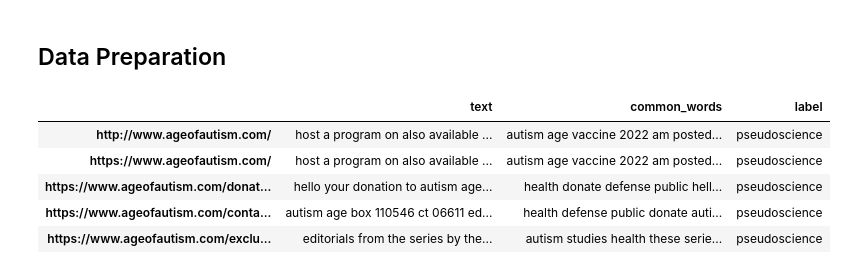
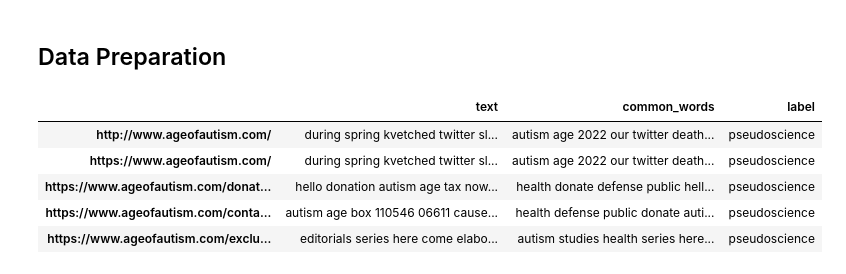
Before and after one commit to sbavery/pseudometer, a Jupyter notebook: nbs/01_data.ipynb, the cells around one changed output. Saved outputs shown, nothing was run; the diff lists cells and outputs as text; code cells hidden in the pictures.

```diff
--- a/nbs/01_data.ipynb
+++ b/nbs/01_data.ipynb
@@ -188,9 +286,10 @@ def get_all_links(url, dict, k, min_text_len=50, ignore_words=[], ignore_filenam
 # %%
 k = 30 # words
-min_text_len = 50
-max_text_len = 2000
-ignore_words = english_words[:50]
-ignore_filenames = [".mp3",".jpg",".png",".mp4","facebook.com","twitter.com"]
+min_words = 20
+max_words = 1000
+max_links = ""
+ignore_words = english_words[:100]
+ignore_filenames = [".mp3",".jpg",".png",".mp4",".jfif","facebook.com","twitter.com"]
 # %%
 #| hide
 #d_pse = {}
@@ -244,30 +347,34 @@ print("#### Science",k,"Most Common Words ####\n",count_sci.most_common(k),"\n\n
+# %%
+for link in d_pse:
+    if link in d_sci.keys():
+        print(link)
 # %% [markdown]
 ## Data Preparation
 # %%
 d_all = {}
 for link in d_pse:
     text = d_pse[link][0]
-    if len(text) > max_text_len: text = text[:max_text_len]
+    if len(text) > max_words: text = text[:max_words]
     common_words = ' '.join([count[0] for count in d_pse[link][1]])
-    if common_words != '' and link not in d_all:
-        d_all[link] = [text, common_words, 'pseudoscience']
+    if link not in d_all:
+        d_all[link] = [' '.join(text), common_words, 'pseudoscience']
 
 for link in d_sci:
     text = d_sci[link][0]
-    if len(text) > max_text_len: text = text[:max_text_len]
+    if len(text) > max_words: text = text[:max_words]
     common_words = ' '.join([count[0] for count in d_sci[link][1]])
-    if common_words != '' and link not in d_all:
-        d_all[link] = [text, common_words, 'science']
+    if link not in d_all:
+        d_all[link] = [' '.join(text), common_words, 'science']
 
 df = pd.DataFrame.from_dict(d_all, orient='index', columns=['text', 'common_words', 'label'])
 df.head()
 # %% [output]
 |  | text | common_words | label |
-| http://www.ageofautism.com/ | host a program on also available ... | autism age vaccine 2022 am posted... | pseudoscience |
-| https://www.ageofautism.com/ | host a program on also available ... | autism age vaccine 2022 am posted... | pseudoscience |
-| https://www.ageofautism.com/donat... | hello your donation to autism age... | health donate defense public hell... | pseudoscience |
-| https://www.ageofautism.com/conta... | autism age box 110546 ct 06611 ed... | health defense public donate auti... | pseudoscience |
-| https://www.ageofautism.com/exclu... | editorials from the series by the... | autism studies health these serie... | pseudoscience |
+| http://www.ageofautism.com/ | during spring kvetched twitter sl... | autism age 2022 our twitter death... | pseudoscience |
+| https://www.ageofautism.com/ | during spring kvetched twitter sl... | autism age 2022 our twitter death... | pseudoscience |
+| https://www.ageofautism.com/donat... | hello donation autism age tax now... | health donate defense public hell... | pseudoscience |
+| https://www.ageofautism.com/conta... | autism age box 110546 06611 cause... | health defense public donate auti... | pseudoscience |
+| https://www.ageofautism.com/exclu... | editorials series here come elabo... | autism studies health series here... | pseudoscience |
 # %%
 dls = TextDataLoaders.from_df(df, bs=8, text_col='text', label_col='label')
 dls.show_batch(max_n=3)
```
Also changed, not shown: parts of 19 cells of this notebook, 3 other files.
